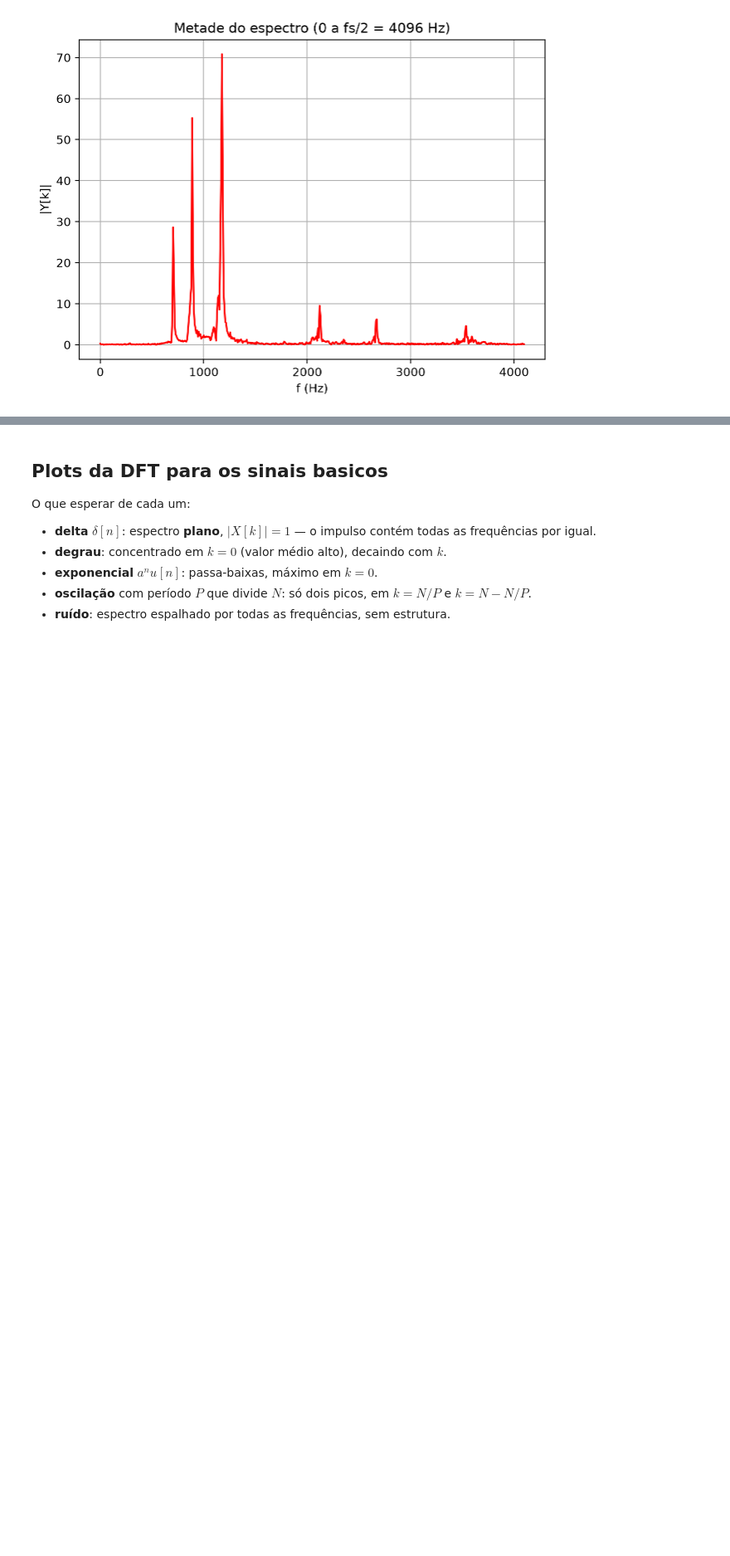
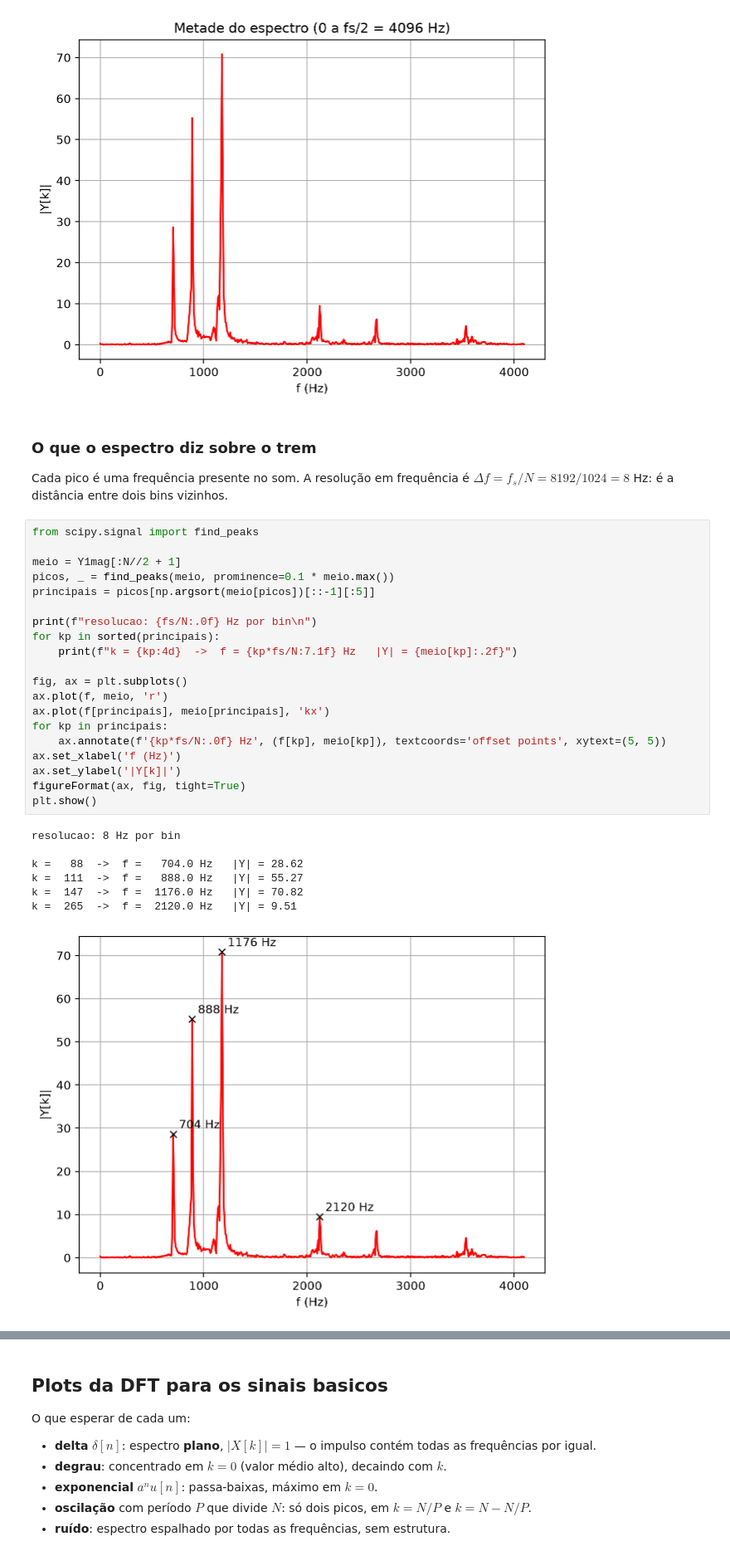
Before and after one commit to sandroxavierdeveloper/2026-2-INF0413-SignalProcessing, a Jupyter notebook: assets/labs/le06_DFT/le06_01_DFT-four-versions.ipynb, the cells around one changed output, grey strips where cells are left out. Shown at 83% size. Drawn from its saved outputs; the diff is of its cells as text; blank space fills up the shorter version.

```diff
--- a/assets/labs/le06_DFT/le06_01_DFT-four-versions.ipynb
+++ b/assets/labs/le06_DFT/le06_01_DFT-four-versions.ipynb
@@ -344,3 +484,36 @@ plt.show()
 # %% [output]
 Simetria conjugada X[N-k] = conj(X[k]): True
 [figure]
+# %% [markdown]
+### O que o espectro diz sobre o trem
+
+Cada pico é uma frequência presente no som. A resolução em frequência é $\Delta f = f_s/N = 8192/1024 = 8$ Hz:
+é a distância entre dois bins vizinhos.
+# %%
+from scipy.signal import find_peaks
+
+meio = Y1mag[:N//2 + 1]
+picos, _ = find_peaks(meio, prominence=0.1 * meio.max())
+principais = picos[np.argsort(meio[picos])[::-1][:5]]
+
+print(f"resolucao: {fs/N:.0f} Hz por bin\n")
+for kp in sorted(principais):
+    print(f"k = {kp:4d}  ->  f = {kp*fs/N:7.1f} Hz   |Y| = {meio[kp]:.2f}")
+
+fig, ax = plt.subplots()
+ax.plot(f, meio, 'r')
+ax.plot(f[principais], meio[principais], 'kx')
+for kp in principais:
+    ax.annotate(f'{kp*fs/N:.0f} Hz', (f[kp], meio[kp]), textcoords='offset points', xytext=(5, 5))
+ax.set_xlabel('f (Hz)')
+ax.set_ylabel('|Y[k]|')
+figureFormat(ax, fig, tight=True)
+plt.show()
+# %% [output]
+resolucao: 8 Hz por bin
+
+k =   88  ->  f =   704.0 Hz   |Y| = 28.62
+k =  111  ->  f =   888.0 Hz   |Y| = 55.27
+k =  147  ->  f =  1176.0 Hz   |Y| = 70.82
+k =  265  ->  f =  2120.0 Hz   |Y| = 9.51
+[figure, added]
```
Also changed, not shown: parts of 20 cells of this notebook, 7 other files.
